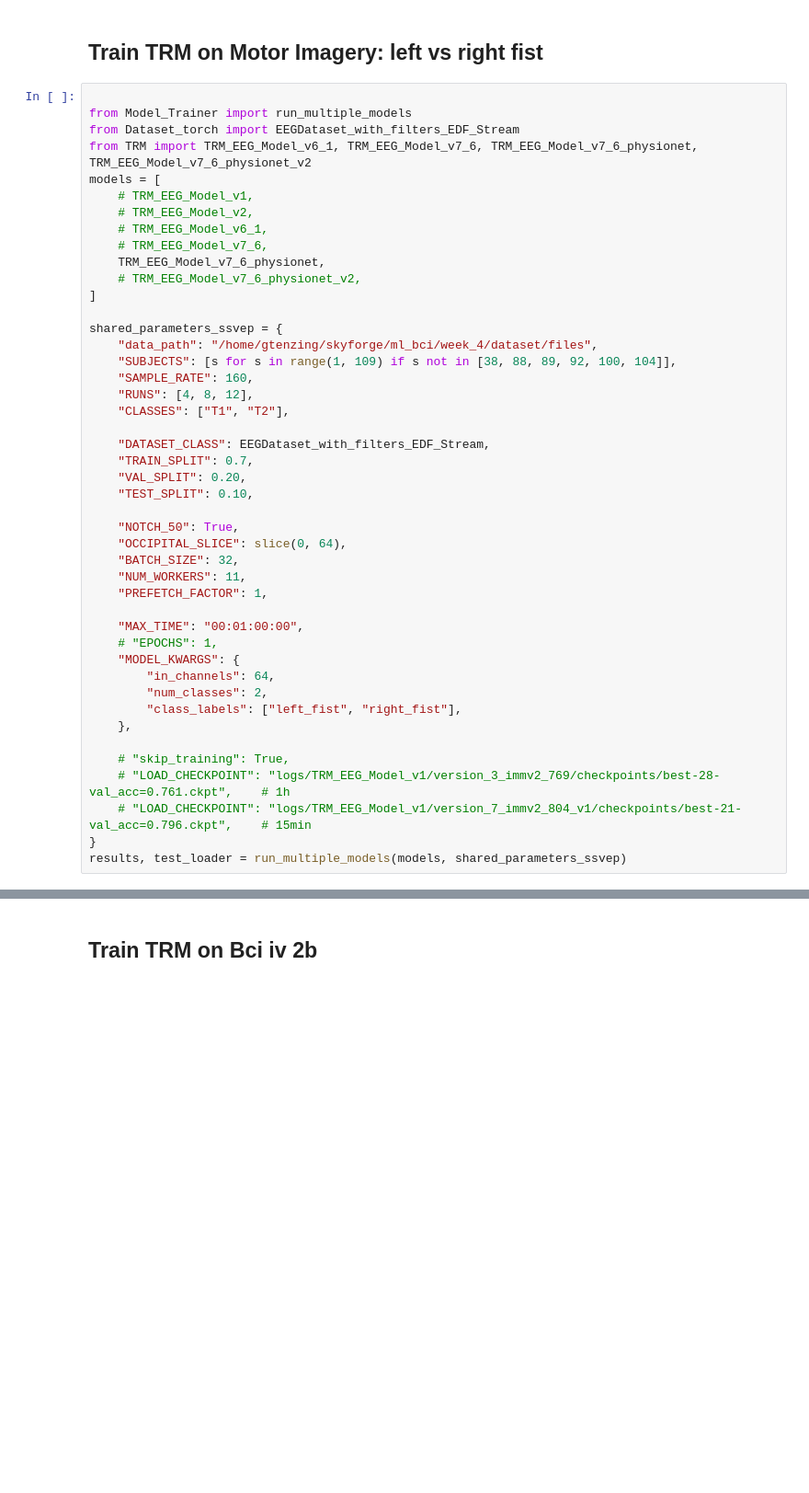
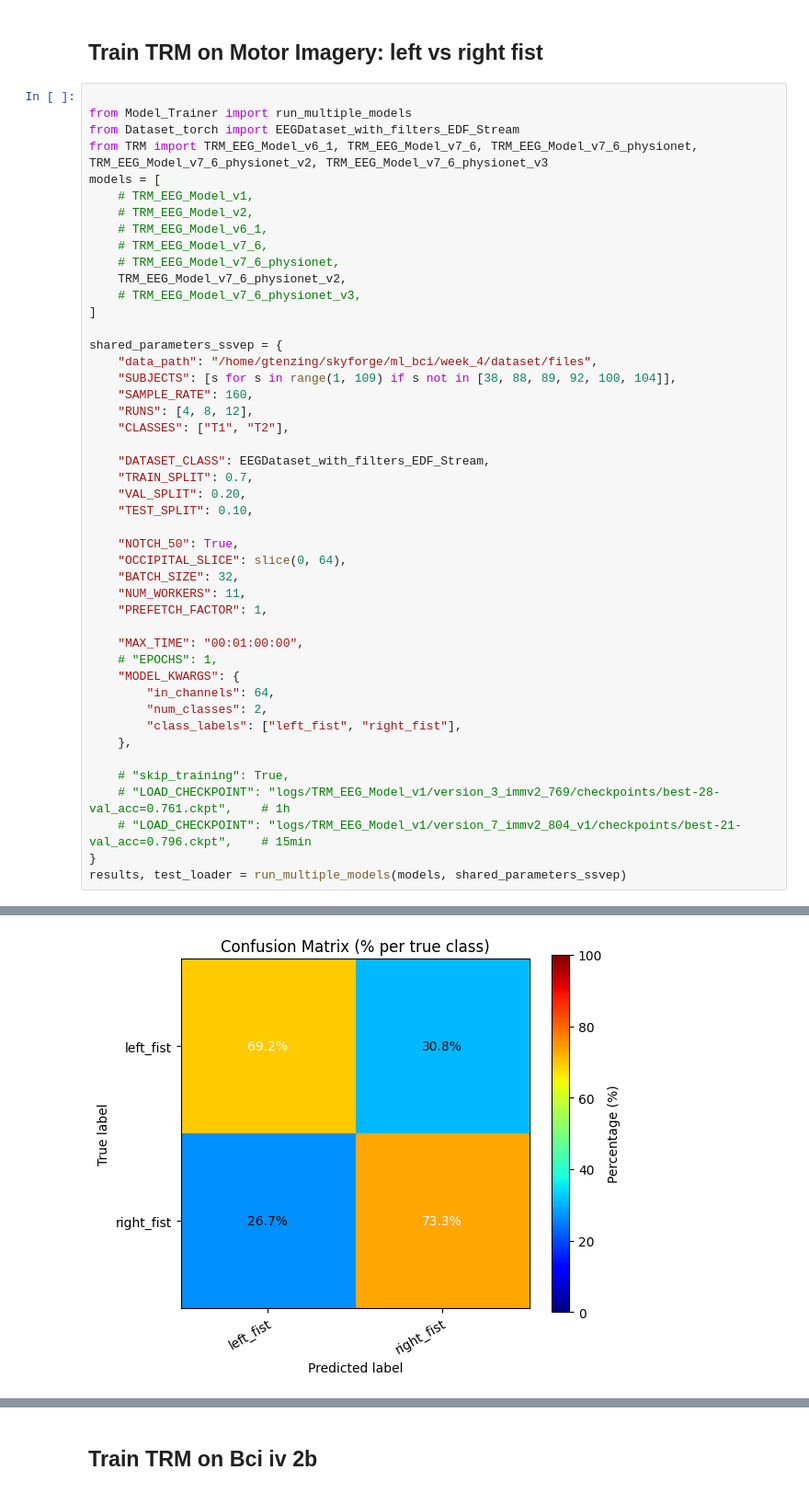
Before and after one commit to GeorgTenzing/EEG_Classification, a Jupyter notebook: Main.ipynb, the cells around one changed output, grey strips where cells are left out. Shown at 92% size. Cells and saved outputs as stored; diff of their text form; blank space fills up the shorter version.

```diff
--- a/Main.ipynb
+++ b/Main.ipynb
@@ -244,14 +244,15 @@ All models processed successfully!
 
 from Model_Trainer import run_multiple_models
 from Dataset_torch import EEGDataset_with_filters_EDF_Stream
-from TRM import TRM_EEG_Model_v6_1, TRM_EEG_Model_v7_6, TRM_EEG_Model_v7_6_physionet, TRM_EEG_Model_v7_6_physionet_v2
+from TRM import TRM_EEG_Model_v6_1, TRM_EEG_Model_v7_6, TRM_EEG_Model_v7_6_physionet, TRM_EEG_Model_v7_6_physionet_v2, TRM_EEG_Model_v7_6_physionet_v3
 models = [
     # TRM_EEG_Model_v1,
     # TRM_EEG_Model_v2,
     # TRM_EEG_Model_v6_1,
     # TRM_EEG_Model_v7_6,
-    TRM_EEG_Model_v7_6_physionet,
-    # TRM_EEG_Model_v7_6_physionet_v2,
+    # TRM_EEG_Model_v7_6_physionet,
+    TRM_EEG_Model_v7_6_physionet_v2,
+    # TRM_EEG_Model_v7_6_physionet_v3,
 ]
 
 shared_parameters_ssvep = {
@@ -305,0 +307 @@ Training TRM_EEG_Model_v7_6_physionet...
+[figure, added]
```
Also changed, not shown: parts of 1 cell of this notebook, 6 other files.
